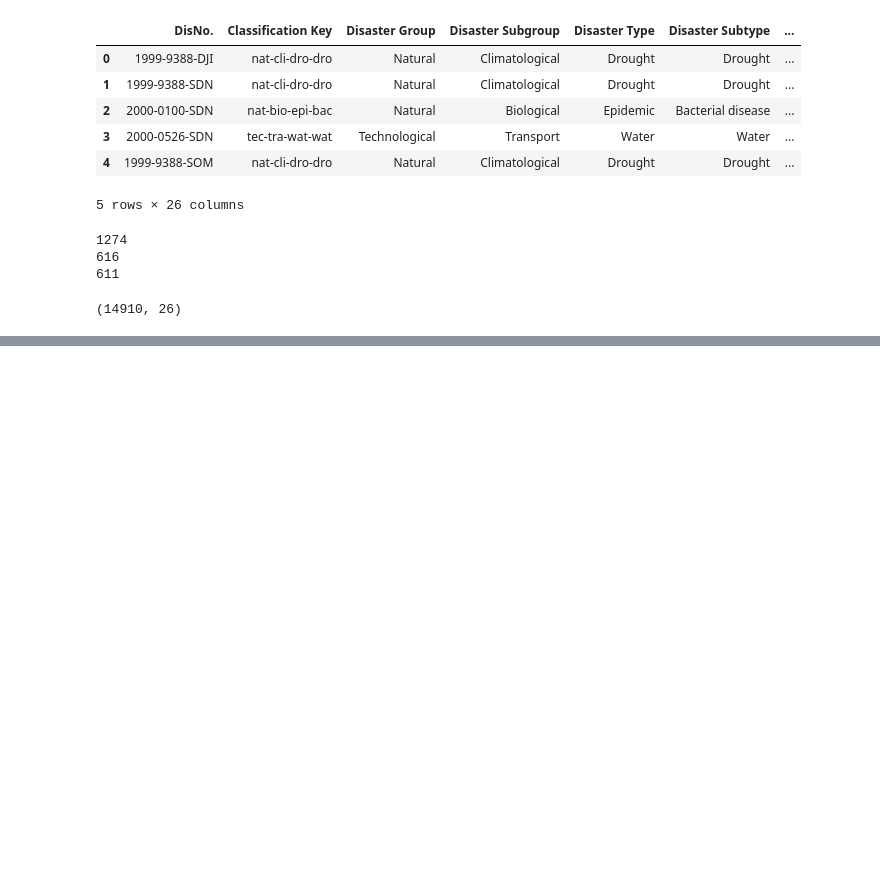
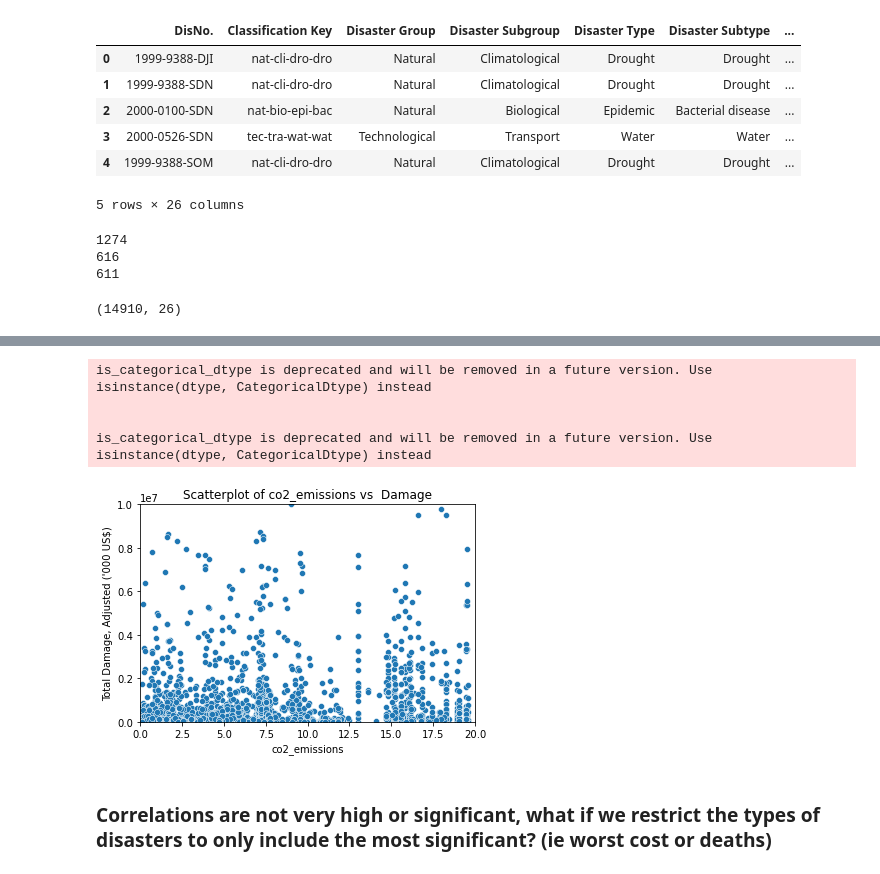
Before and after one commit to harrissamuel/24Spr_-S-Harris-_-disasters-, a Jupyter notebook: Sample_Capstone/code/data_loading/load_data.ipynb, the cells around one changed output, grey strips where cells are left out. Saved outputs shown, nothing was run; the diff lists cells and outputs as text; code cells hidden in the pictures; blank space fills up the shorter version.

```diff
--- a/Sample_Capstone/code/data_loading/load_data.ipynb
+++ b/Sample_Capstone/code/data_loading/load_data.ipynb
@@ -634,0 +727,22 @@ df.shape
+# %%
+# Create scatterplot using Seaborn
+sns.scatterplot(x=df['co2_emissions'], y=df["Total Damage, Adjusted ('000 US$)"])
+
+# Add labels and title
+plt.xlabel('co2_emissions')
+plt.ylabel("Total Damage, Adjusted ('000 US$)")
+plt.title('Scatterplot of co2_emissions vs  Damage')
+plt.ylim(0, 10000000)  # Adjust the limits as needed
+plt.xlim(0, 20)  # Adjust the limits as needed
+
+
+# Show plot
+plt.show()
+# %% [output]
+is_categorical_dtype is deprecated and will be removed in a future version. Use isinstance(dtype, CategoricalDtype) instead
+
+
+is_categorical_dtype is deprecated and will be removed in a future version. Use isinstance(dtype, CategoricalDtype) instead
+[figure, added]
+# %% [markdown]
+### Correlations are not very high or significant, what if we restrict the types of disasters to only include the most significant? (ie worst cost or deaths)
```
Also changed, not shown: parts of 18 cells of this notebook.
